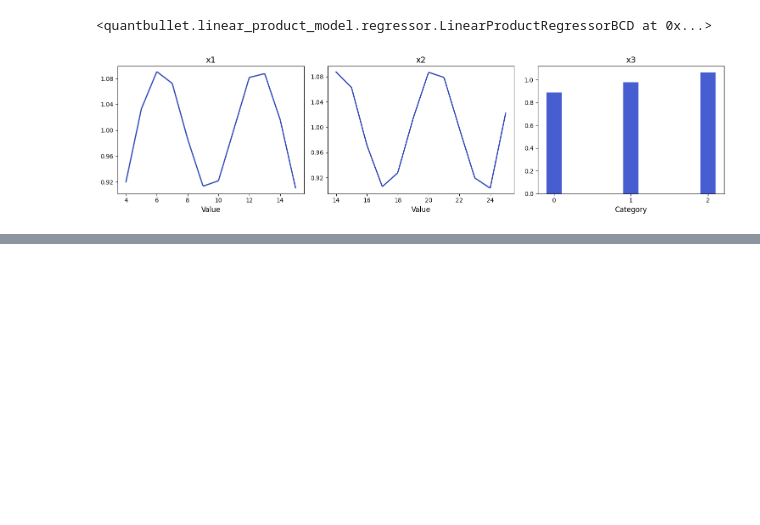
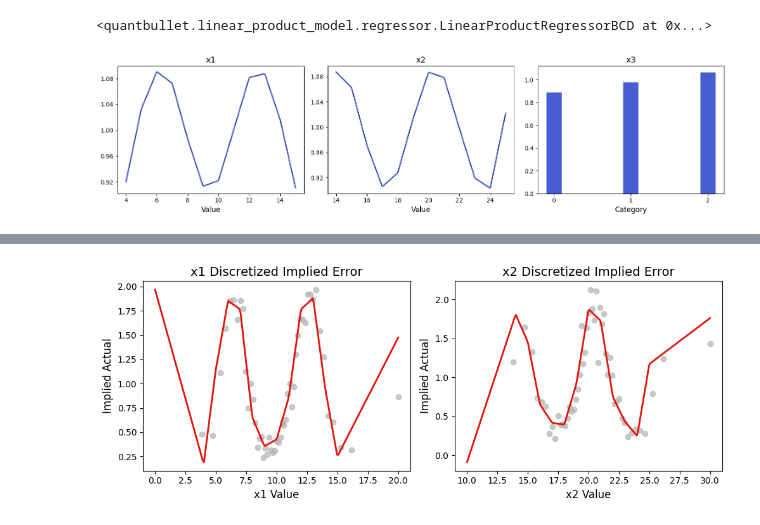
Before and after one commit to YimingZhang07/quantbullet, a Jupyter notebook: docs/linear_product_model/linear_product_model_diagnostics.ipynb, the cells around one changed output, grey strips where cells are left out. Drawn from its saved outputs; the diff is of its cells as text; code cells hidden in the pictures; blank space fills up the shorter version.

```diff
--- a/docs/linear_product_model/linear_product_model_diagnostics.ipynb
+++ b/docs/linear_product_model/linear_product_model_diagnostics.ipynb
@@ -62,0 +107,4 @@ tk.plot_model_implied_errors( lprm_ols, df, df['y'], train_df, sample_frac=0.05
+# %%
+tk.plot_discretized_implied_errors( lprm_bcd, df, df['binary_y'], train_df, sample_frac=1 )
+# %% [output]
+[figure, added]
```
Also changed, not shown: parts of 8 cells of this notebook, 2 other files.
